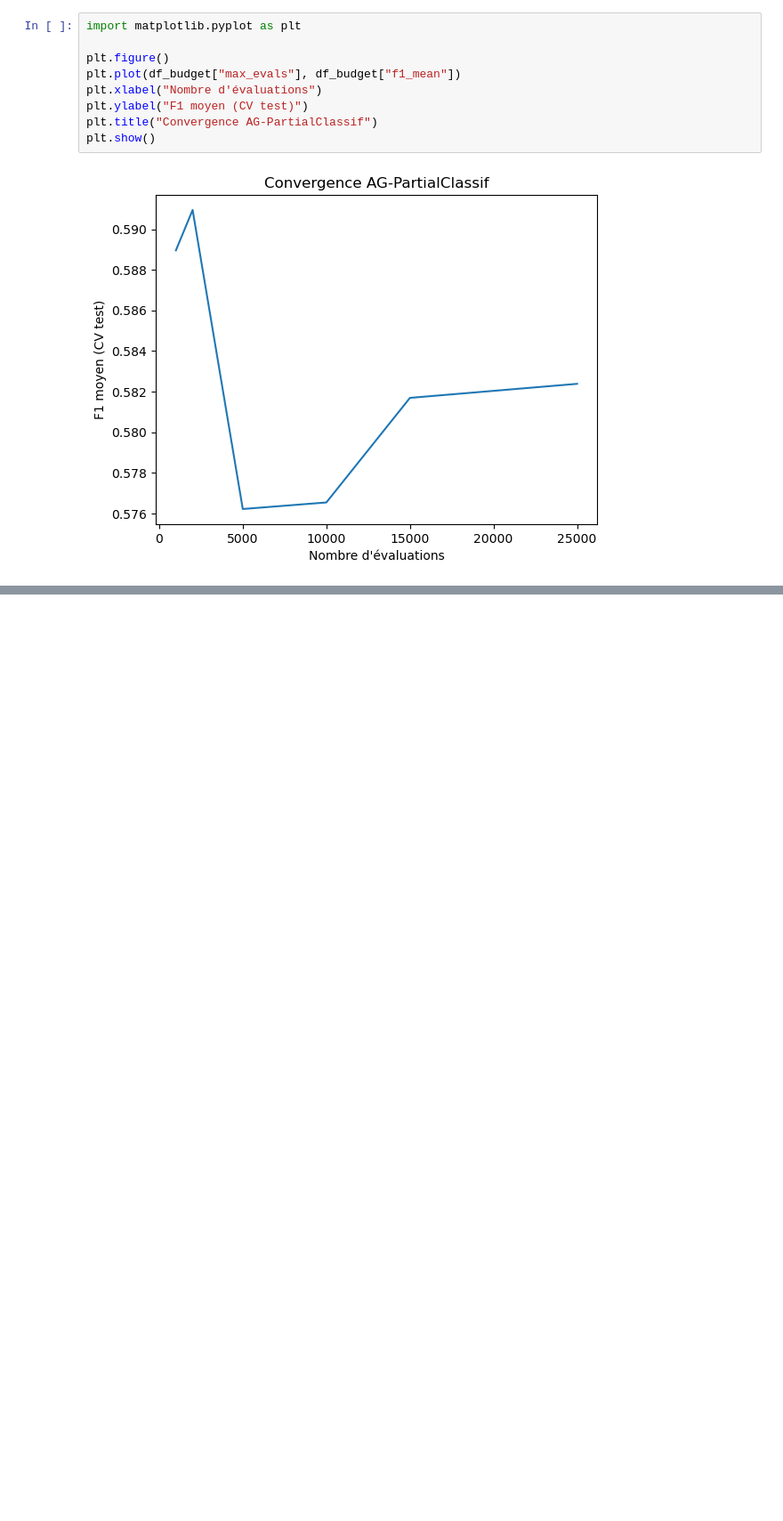
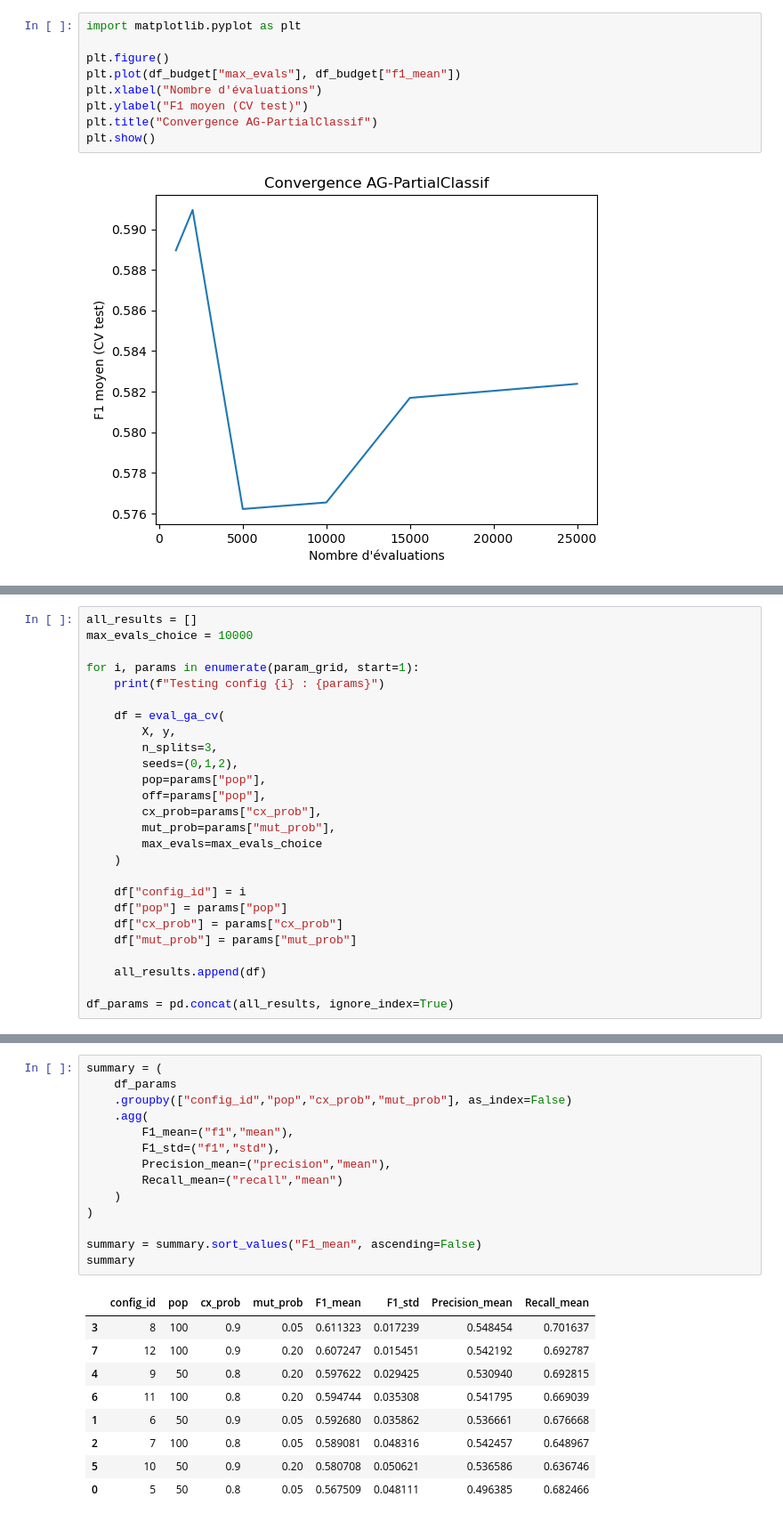
Before and after one commit to mrdedede/projet-oafd, a Jupyter notebook: classif.ipynb, the cells around one changed output, grey strips where cells are left out. Shown at 89% size. Cells and saved outputs as stored; diff of their text form; blank space fills up the shorter version.

Commit message:
tableau récap

```diff
--- a/classif.ipynb
+++ b/classif.ipynb
@@ -484,0 +532,26 @@ plt.show()
+# %%
+all_results = []
+max_evals_choice = 10000
+
+for i, params in enumerate(param_grid, start=1):
+    print(f"Testing config {i} : {params}")
+
+    df = eval_ga_cv(
+        X, y,
+        n_splits=3,
+        seeds=(0,1,2),
+        pop=params["pop"],
+        off=params["pop"],
+        cx_prob=params["cx_prob"],
+        mut_prob=params["mut_prob"],
+        max_evals=max_evals_choice
+    )
+
+    df["config_id"] = i
+    df["pop"] = params["pop"]
+    df["cx_prob"] = params["cx_prob"]
+    df["mut_prob"] = params["mut_prob"]
+
+    all_results.append(df)
+
+df_params = pd.concat(all_results, ignore_index=True)
@@ -484,0 +655,24 @@ plt.show()
+# %%
+summary = (
+    df_params
+    .groupby(["config_id","pop","cx_prob","mut_prob"], as_index=False)
+    .agg(
+        F1_mean=("f1","mean"),
+        F1_std=("f1","std"),
+        Precision_mean=("precision","mean"),
+        Recall_mean=("recall","mean")
+    )
+)
+
+summary = summary.sort_values("F1_mean", ascending=False)
+summary
+# %% [output]
+|  | config_id | pop | cx_prob | mut_prob | F1_mean | F1_std | Precision_mean | Recall_mean |
+| 3 | 8 | 100 | 0.9 | 0.05 | 0.611323 | 0.017239 | 0.548454 | 0.701637 |
+| 7 | 12 | 100 | 0.9 | 0.20 | 0.607247 | 0.015451 | 0.542192 | 0.692787 |
+| 4 | 9 | 50 | 0.8 | 0.20 | 0.597622 | 0.029425 | 0.530940 | 0.692815 |
+| 6 | 11 | 100 | 0.8 | 0.20 | 0.594744 | 0.035308 | 0.541795 | 0.669039 |
+| 1 | 6 | 50 | 0.9 | 0.05 | 0.592680 | 0.035862 | 0.536661 | 0.676668 |
+| 2 | 7 | 100 | 0.8 | 0.05 | 0.589081 | 0.048316 | 0.542457 | 0.648967 |
+| 5 | 10 | 50 | 0.9 | 0.20 | 0.580708 | 0.050621 | 0.536586 | 0.636746 |
+| 0 | 5 | 50 | 0.8 | 0.05 | 0.567509 | 0.048111 | 0.496385 | 0.682466 |
```
Also changed, not shown: parts of 4 cells of this notebook.
